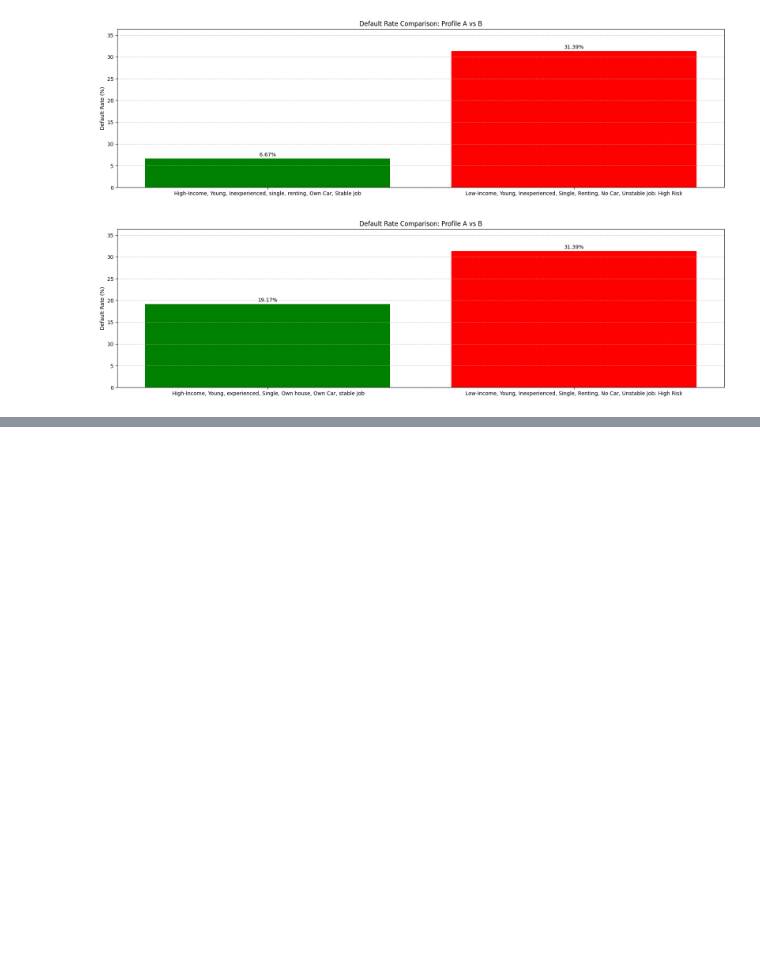
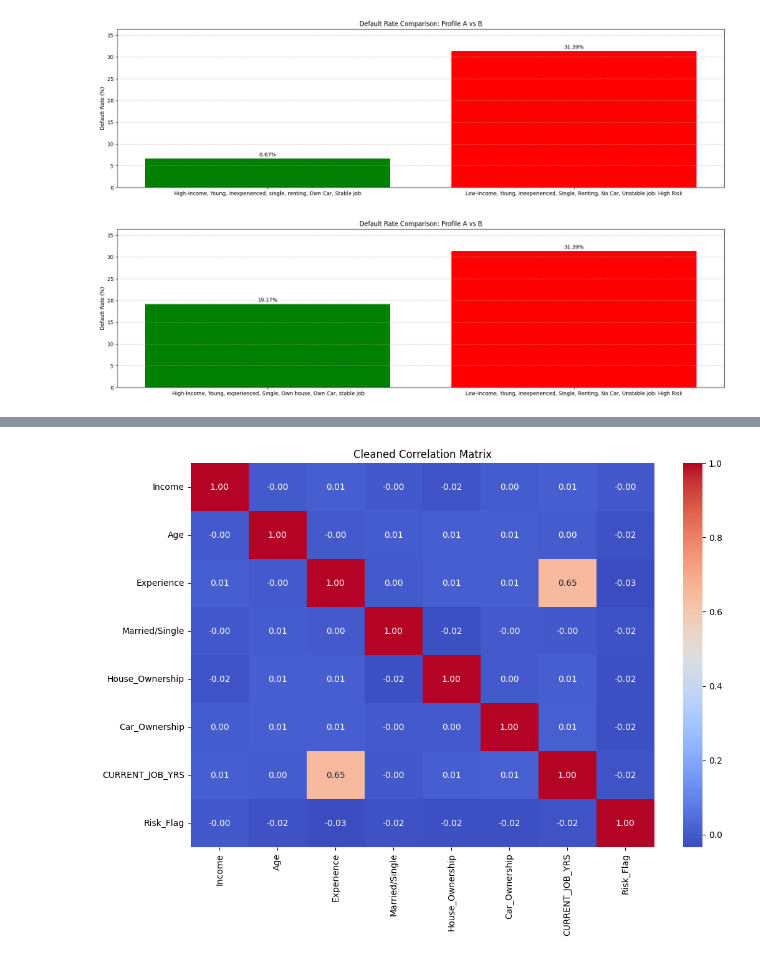
Before and after one commit to trupesh1710/Data-Science, a Jupyter notebook: Predicting_Possible_Loan_Default_Using_Machine_Learning/Predicting_Possible_Loan_Default_Using_Machine_Learning.ipynb, the cells around one changed output, grey strips where cells are left out. Saved outputs shown, nothing was run; the diff lists cells and outputs as text; code cells hidden in the pictures; blank space fills up the shorter version.

```diff
--- a/Predicting_Possible_Loan_Default_Using_Machine_Learning/Predicting_Possible_Loan_Default_Using_Machine_Learning.ipynb
+++ b/Predicting_Possible_Loan_Default_Using_Machine_Learning/Predicting_Possible_Loan_Default_Using_Machine_Learning.ipynb
@@ -1491,3 +1491,5 @@ plt.tight_layout()
 plt.show()
 # %% [output]
 [figure]
+# %%
+impo_data = data.drop(['Id', 'Profession', 'CITY', 'STATE', 'CURRENT_HOUSE_YRS'], axis=1)
@@ -1493,0 +1512,7 @@ plt.show()
+# %%
+plt.figure(figsize=(12, 8))
+sns.heatmap(impo_data.corr(numeric_only=True), annot=True, fmt=".2f", cmap='coolwarm')
+plt.title("Cleaned Correlation Matrix")
+plt.show()
+# %% [output]
+[figure, added]
```
Also changed, not shown: parts of 10 cells of this notebook, 1 other file.
